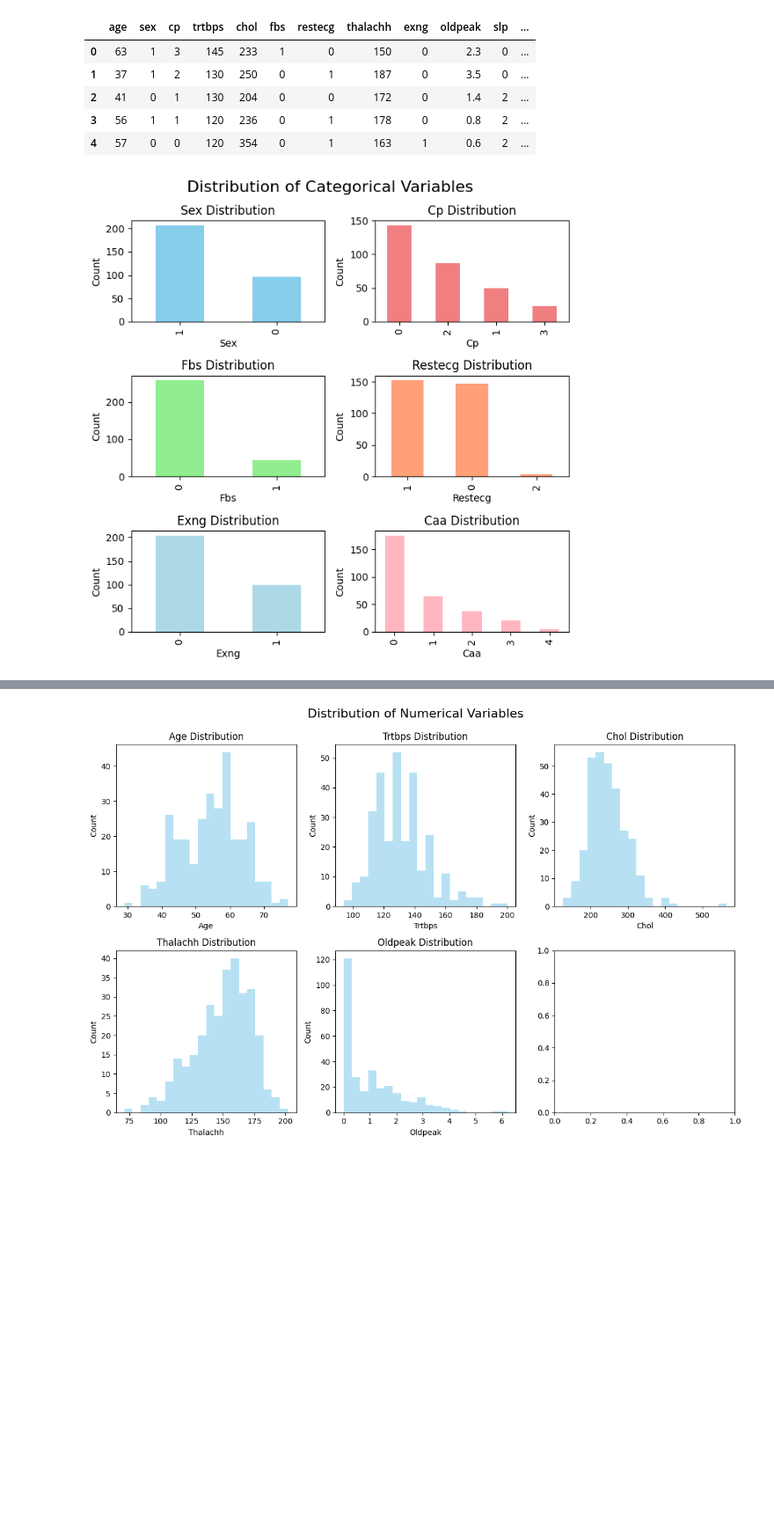
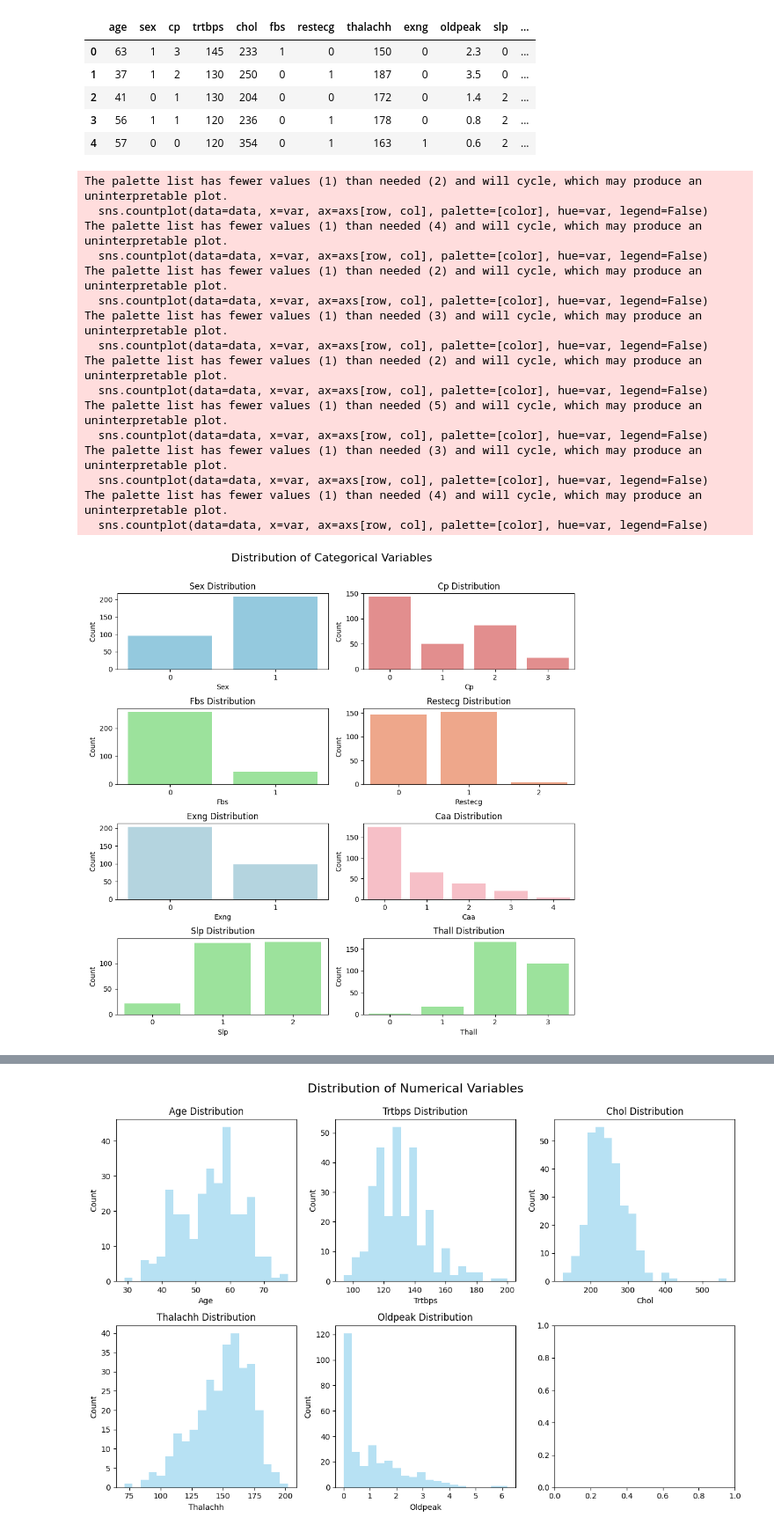
Before and after one commit to TimeLegend35/ml_group4_heart_attack, a Jupyter notebook: tobi.ipynb, the cells around one changed output, grey strips where cells are left out. Shown at 88% size. Cells and saved outputs as stored; diff of their text form; code cells hidden in the pictures; blank space fills up the shorter version.

```diff
--- a/tobi.ipynb
+++ b/tobi.ipynb
@@ -17,38 +17,60 @@ display(data.head())
 | 3 | 56 | 1 | 1 | 120 | 236 | 0 | 1 | 178 | 0 | 0.8 | 2 | ... |
 | 4 | 57 | 0 | 0 | 120 | 354 | 0 | 1 | 163 | 1 | 0.6 | 2 | ... |
 # %%
-# Display the distribution of categorical variables
+import seaborn as sns
+import matplotlib.pyplot as plt
 
 # Categorical variables to visualize and their respective colors
 categorical_vars = [
     ('sex', 'skyblue'),
     ('cp', 'lightcoral'),
     ('fbs', 'lightgreen'),
     ('restecg', 'lightsalmon'),
     ('exng', 'lightblue'),
-    ('caa', 'lightpink')
+    ('caa', 'lightpink'),
+    ('slp', 'lightgreen'),
+    ('thall', 'lightgreen')
 ]
 
 # Create subplots for each categorical variable
-fig, axs = plt.subplots(3, 2, figsize=(7, 7))
+fig, axs = plt.subplots(4, 2, figsize=(10, 10))
 fig.suptitle('Distribution of Categorical Variables', fontsize=16)
 
 # Loop through each categorical variable and plot its distribution with the specified color
 for i, (var, color) in enumerate(categorical_vars):
     row = i // 2
     col = i % 2
-    data[var].value_counts().plot(kind='bar', ax=axs[row, col,], color=color)
+
+    # Plot the countplot using Seaborn
+    sns.countplot(data=data, x=var, ax=axs[row, col], palette=[color], hue=var, legend=False)
+
     axs[row, col].set_title(f'{var.capitalize()} Distribution')
     axs[row, col].set_xlabel(var.capitalize())
     axs[row, col].set_ylabel('Count')
 
 plt.tight_layout()
 plt.subplots_adjust(top=0.9)
 plt.show()
 
 data.describe()
 # %% [output]
+The palette list has fewer values (1) than needed (2) and will cycle, which may produce an uninterpretable plot.
+  sns.countplot(data=data, x=var, ax=axs[row, col], palette=[color], hue=var, legend=False)
+The palette list has fewer values (1) than needed (4) and will cycle, which may produce an uninterpretable plot.
+  sns.countplot(data=data, x=var, ax=axs[row, col], palette=[color], hue=var, legend=False)
+The palette list has fewer values (1) than needed (2) and will cycle, which may produce an uninterpretable plot.
+  sns.countplot(data=data, x=var, ax=axs[row, col], palette=[color], hue=var, legend=False)
+The palette list has fewer values (1) than needed (3) and will cycle, which may produce an uninterpretable plot.
+  sns.countplot(data=data, x=var, ax=axs[row, col], palette=[color], hue=var, legend=False)
+The palette list has fewer values (1) than needed (2) and will cycle, which may produce an uninterpretable plot.
+  sns.countplot(data=data, x=var, ax=axs[row, col], palette=[color], hue=var, legend=False)
+The palette list has fewer values (1) than needed (5) and will cycle, which may produce an uninterpretable plot.
+  sns.countplot(data=data, x=var, ax=axs[row, col], palette=[color], hue=var, legend=False)
+The palette list has fewer values (1) than needed (3) and will cycle, which may produce an uninterpretable plot.
+  sns.countplot(data=data, x=var, ax=axs[row, col], palette=[color], hue=var, legend=False)
+The palette list has fewer values (1) than needed (4) and will cycle, which may produce an uninterpretable plot.
+  sns.countplot(data=data, x=var, ax=axs[row, col], palette=[color], hue=var, legend=False)
-[figure, old version]
+[figure, new version]
 |  | age | sex | cp | trtbps | chol | fbs | restecg | thalachh | exng | oldpeak | slp | ... |
 | count | 303.000000 | 303.000000 | 303.000000 | 303.000000 | 303.000000 | 303.000000 | 303.000000 | 303.000000 | 303.000000 | 303.000000 | 303.000000 | ... |
 | mean | 54.366337 | 0.683168 | 0.966997 | 131.623762 | 246.264026 | 0.148515 | 0.528053 | 149.646865 | 0.326733 | 1.039604 | 1.399340 | ... |
```
Also changed, not shown: parts of 9 cells of this notebook.
